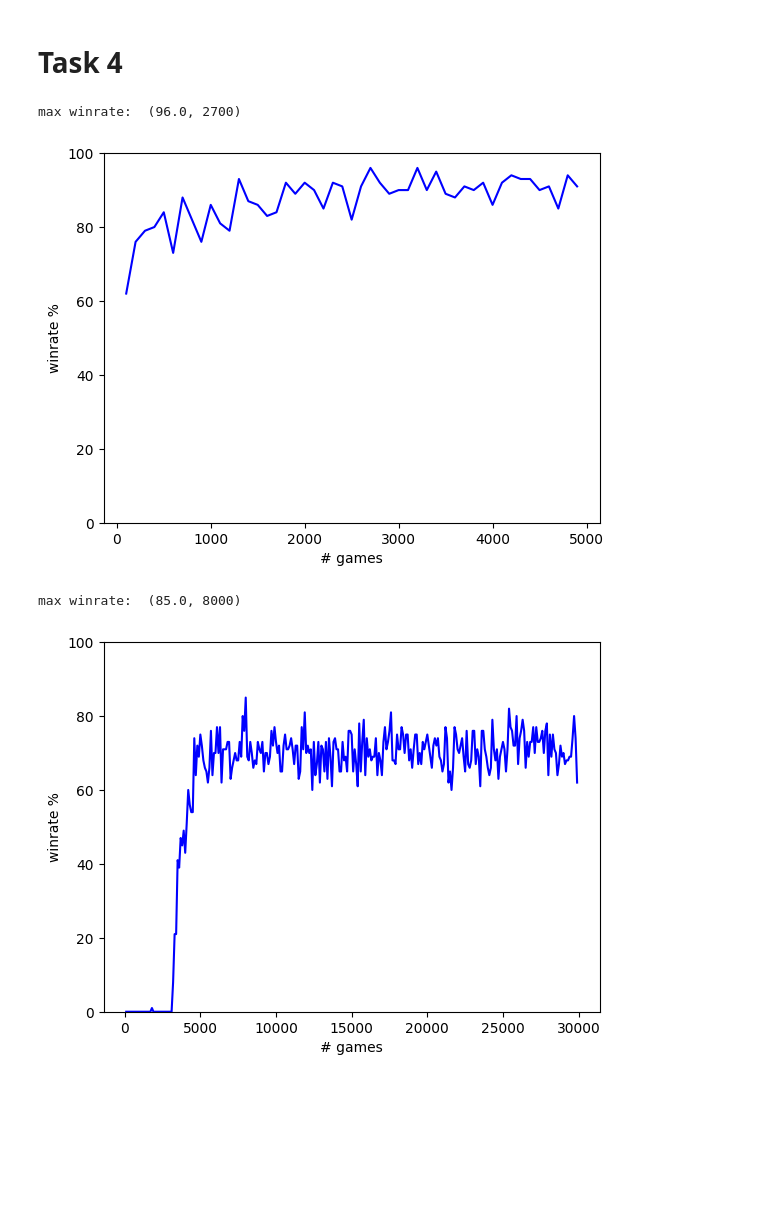
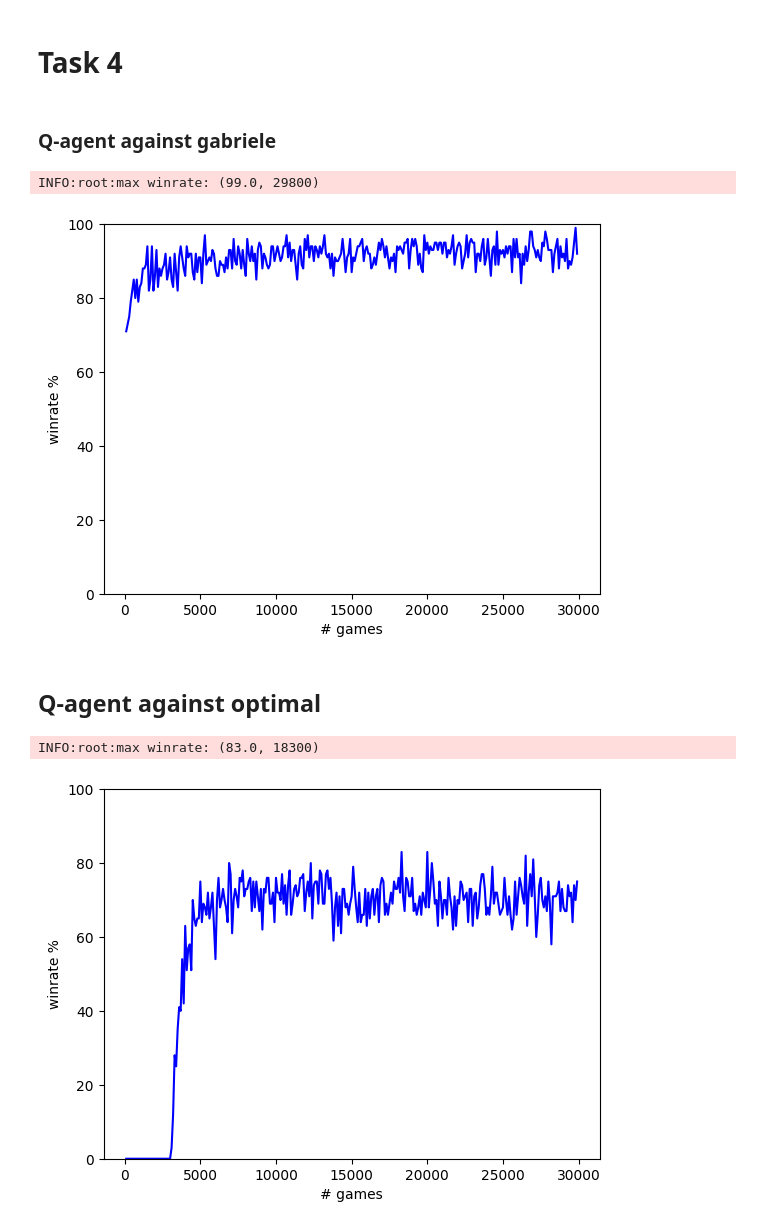
Before and after one commit to CarachinoAlessio/computational_intelligence, a Jupyter notebook: lab3/lab3_nim.ipynb, the cells around one changed output. Cells and saved outputs as stored; diff of their text form; code cells hidden in the pictures; blank space fills up the shorter version.

```diff
--- a/lab3/lab3_nim.ipynb
+++ b/lab3/lab3_nim.ipynb
@@ -126,18 +126,20 @@ INFO:root:status: Minmax won!
 # %% [markdown]
 # Task 4
+# %% [markdown]
+### Q-agent against gabriele
 # %%
-# alpha = 0.3, gamma = 0.9, epsilon = 0.1 -> (max_winrate, iteration) = (96.0, 4300)
-
 info = {
     'alpha': 0.3,  # learning rate
     'gamma': 0.9,  # memory
     'epsilon': 0.1 # chance of making a random move
 }
 
-task4_Q(info)
+task4_Q(info, 5, 30000)
 # %% [output]
-max winrate:  (96.0, 2700)
+INFO:root:max winrate: (99.0, 29800)
-[figure, old version]
+[figure, new version]
+# %% [markdown]
+## Q-agent against optimal
 # %%
 info = {
     'alpha': 0.3,  # learning rate
@@ -145,7 +147,7 @@ info = {
     'epsilon': 0.1 # chance of making a random move
 }
 
-task4_Q_optimal(info, iterations=30000)
+task4_Q_optimal(info, 5, 30000)
 # %% [output]
-max winrate:  (85.0, 8000)
+INFO:root:max winrate: (83.0, 18300)
-[figure, old version]
+[figure, new version]
```
Also changed, not shown: parts of 2 cells of this notebook, 4 other files.
